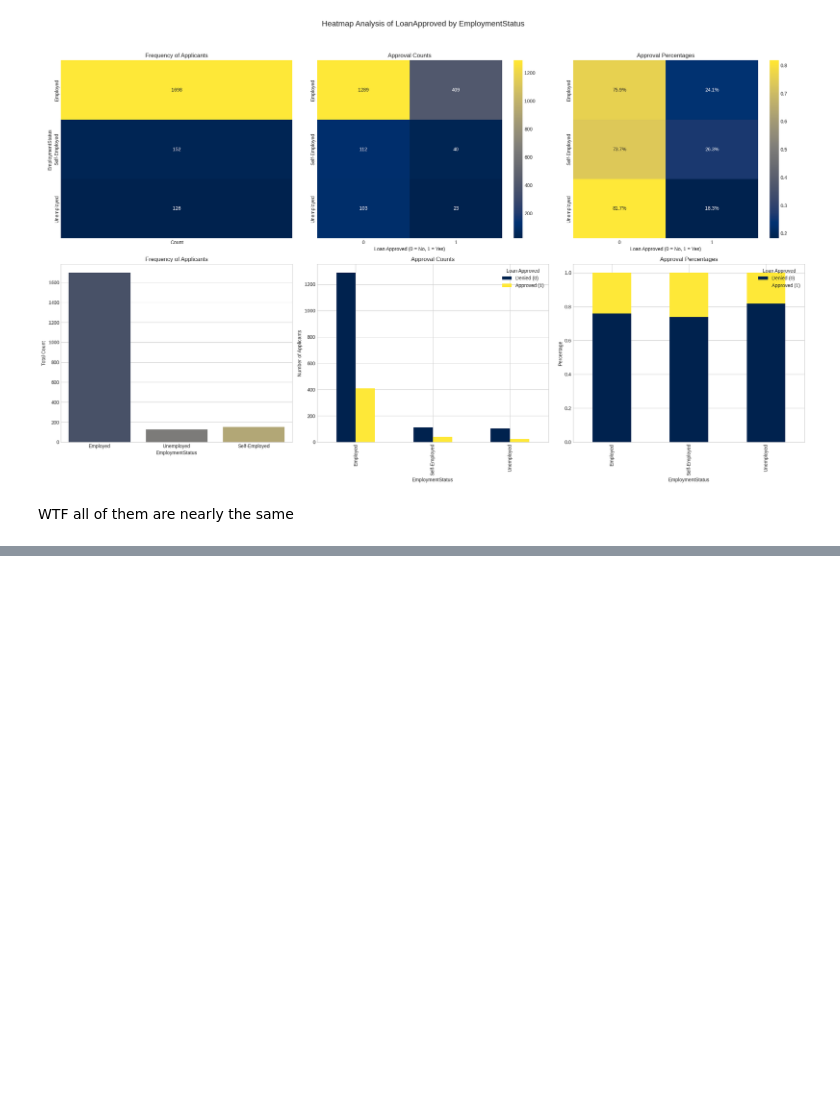
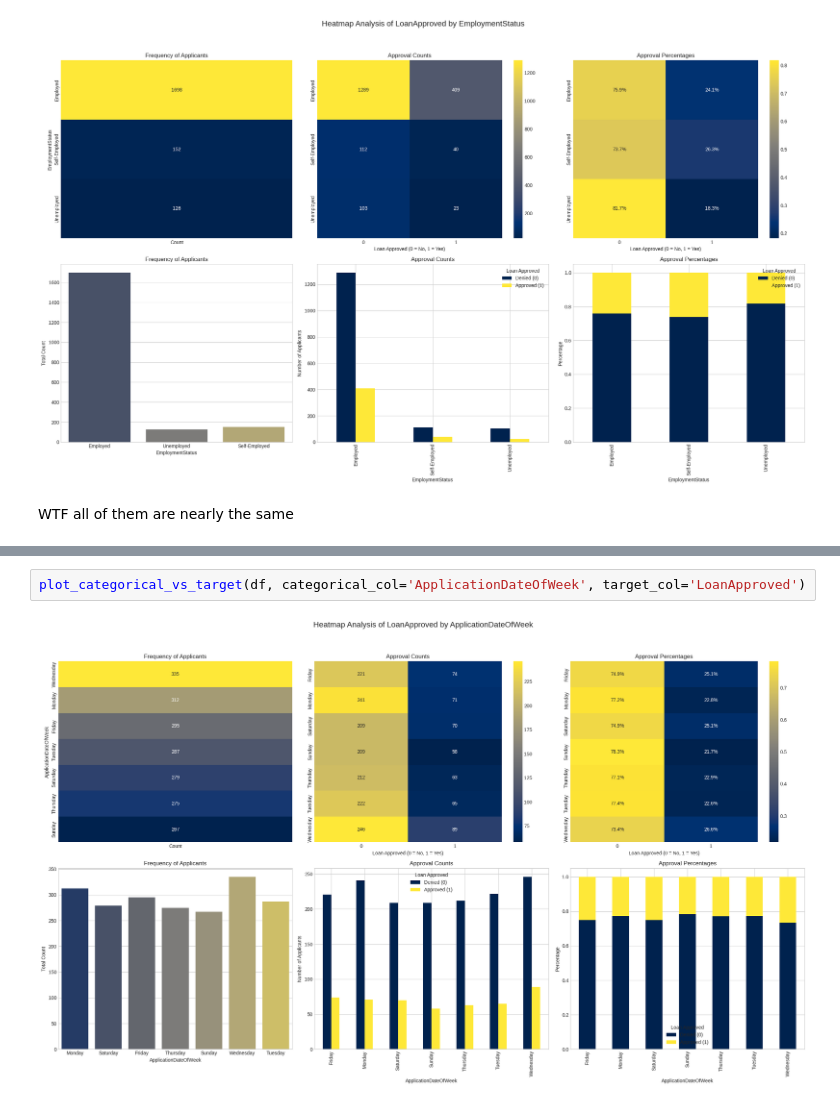
Before and after one commit to KimiyaVahidMotlagh/QBC-DA10-Group4Project1, a Jupyter notebook: DA10_EDA(Arash).ipynb, the cells around one changed output, grey strips where cells are left out. Drawn from its saved outputs; the diff is of its cells as text; blank space fills up the shorter version.

```diff
--- a/DA10_EDA(Arash).ipynb
+++ b/DA10_EDA(Arash).ipynb
@@ -468,0 +497,4 @@ WTF all of them are nearly the same
+# %%
+plot_categorical_vs_target(df, categorical_col='ApplicationDateOfWeek', target_col='LoanApproved')
+# %% [output]
+[figure, added]
```
Also changed, not shown: parts of 14 cells of this notebook.
